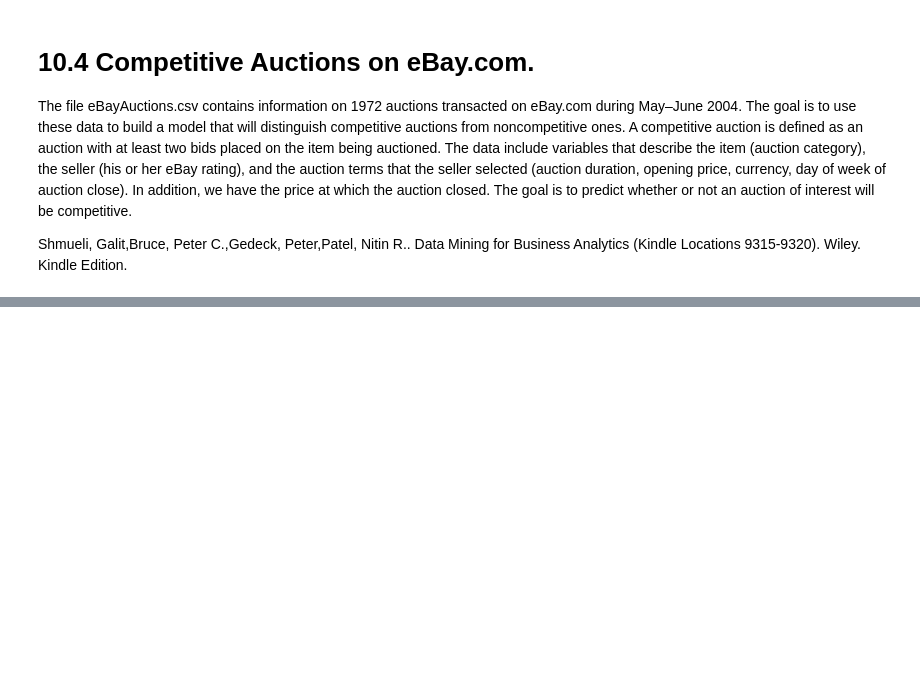
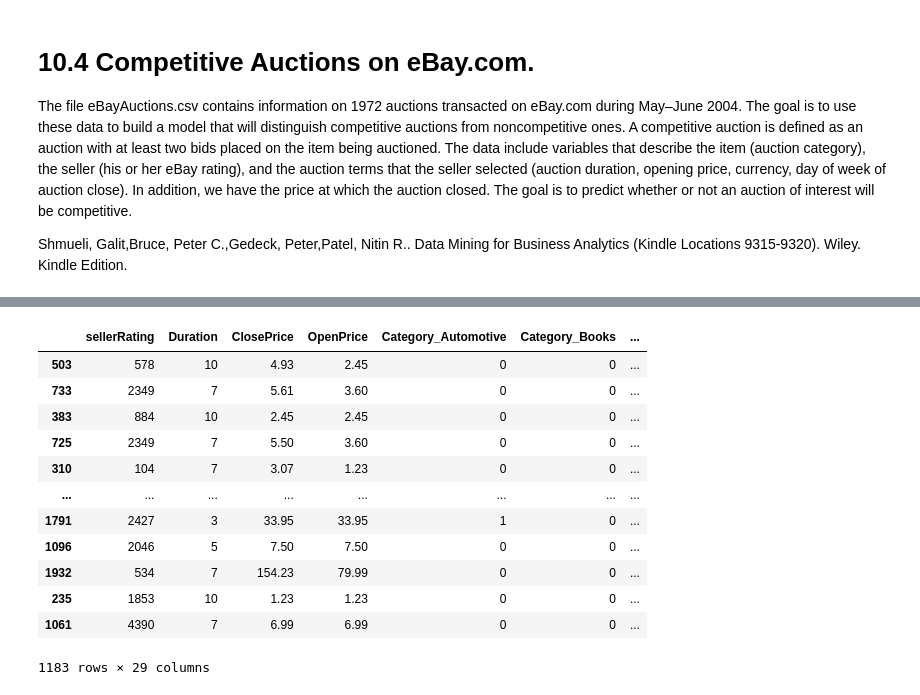
Before and after one commit to charlesg/HI530, a Jupyter notebook: module3/Module_3_Homework_3.ipynb, the cells around one changed output, grey strips where cells are left out. Drawn from its saved outputs; the diff is of its cells as text; code cells hidden in the pictures; blank space fills up the shorter version.

```diff
--- a/module3/Module_3_Homework_3.ipynb
+++ b/module3/Module_3_Homework_3.ipynb
@@ -8,0 +60,26 @@ Shmueli, Galit,Bruce, Peter C.,Gedeck, Peter,Patel, Nitin R.. Data Mining for Bu
+# %%
+excludeColumns = ('Competitive?')
+predictors = [s for s in ebay_df.columns if s not in excludeColumns]
+outcome = 'Competitive?'
+
+X = pd.get_dummies(ebay_df[predictors], drop_first=True)
+y = ebay_df[outcome]
+
+# partition data
+train_X, valid_X, train_y, valid_y = train_test_split(X, y, test_size=0.4, random_state=1)
+
+train_X
+# %% [output]
+|  | sellerRating | Duration | ClosePrice | OpenPrice | Category_Automotive | Category_Books | ... |
+| 503 | 578 | 10 | 4.93 | 2.45 | 0 | 0 | ... |
+| 733 | 2349 | 7 | 5.61 | 3.60 | 0 | 0 | ... |
+| 383 | 884 | 10 | 2.45 | 2.45 | 0 | 0 | ... |
+| 725 | 2349 | 7 | 5.50 | 3.60 | 0 | 0 | ... |
+| 310 | 104 | 7 | 3.07 | 1.23 | 0 | 0 | ... |
+| ... | ... | ... | ... | ... | ... | ... | ... |
+| 1791 | 2427 | 3 | 33.95 | 33.95 | 1 | 0 | ... |
+| 1096 | 2046 | 5 | 7.50 | 7.50 | 0 | 0 | ... |
+| 1932 | 534 | 7 | 154.23 | 79.99 | 0 | 0 | ... |
+| 235 | 1853 | 10 | 1.23 | 1.23 | 0 | 0 | ... |
+| 1061 | 4390 | 7 | 6.99 | 6.99 | 0 | 0 | ... |
+1183 rows × 29 columns
```
Also changed, not shown: parts of 7 cells of this notebook, 1 other file.
